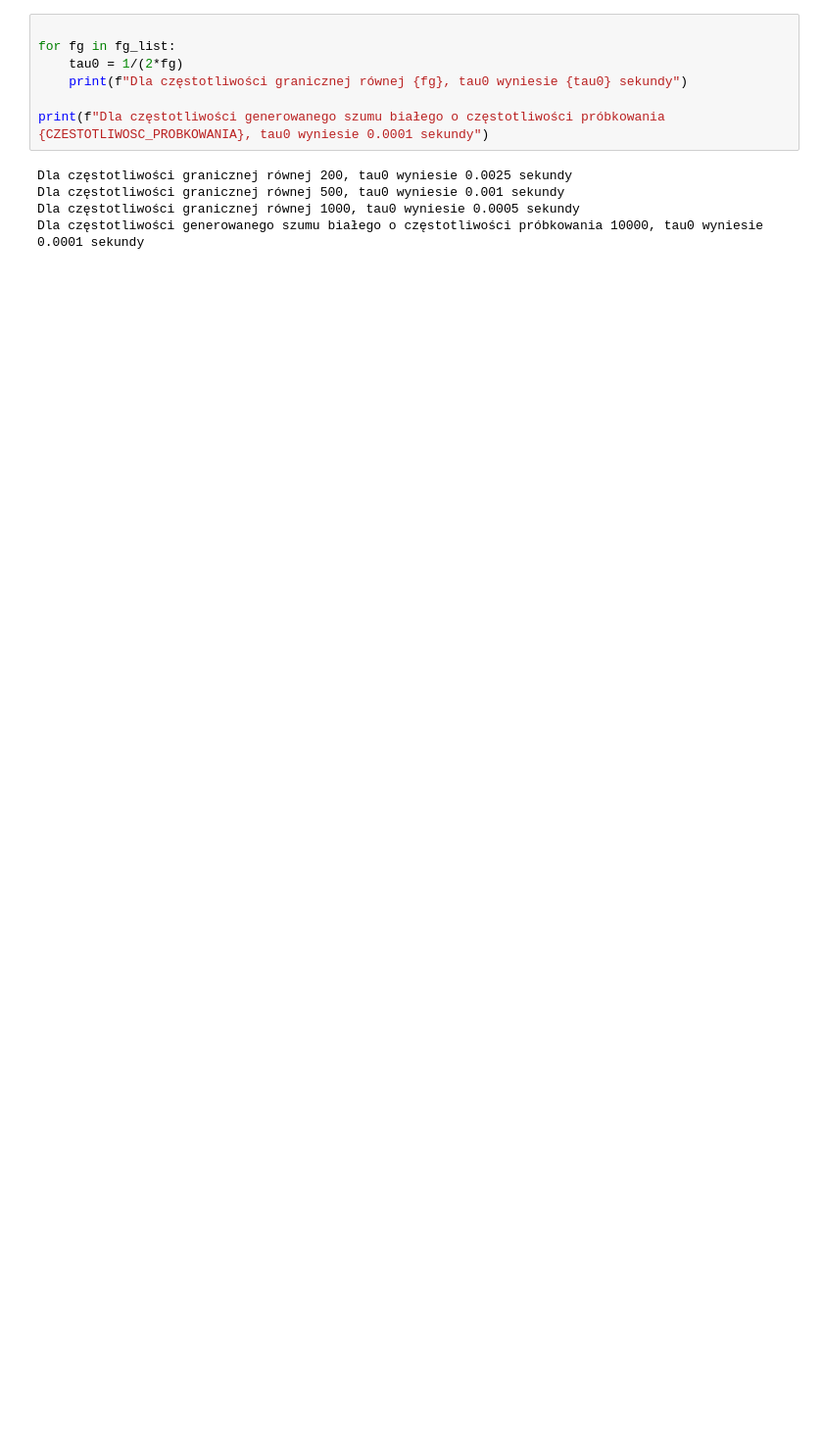
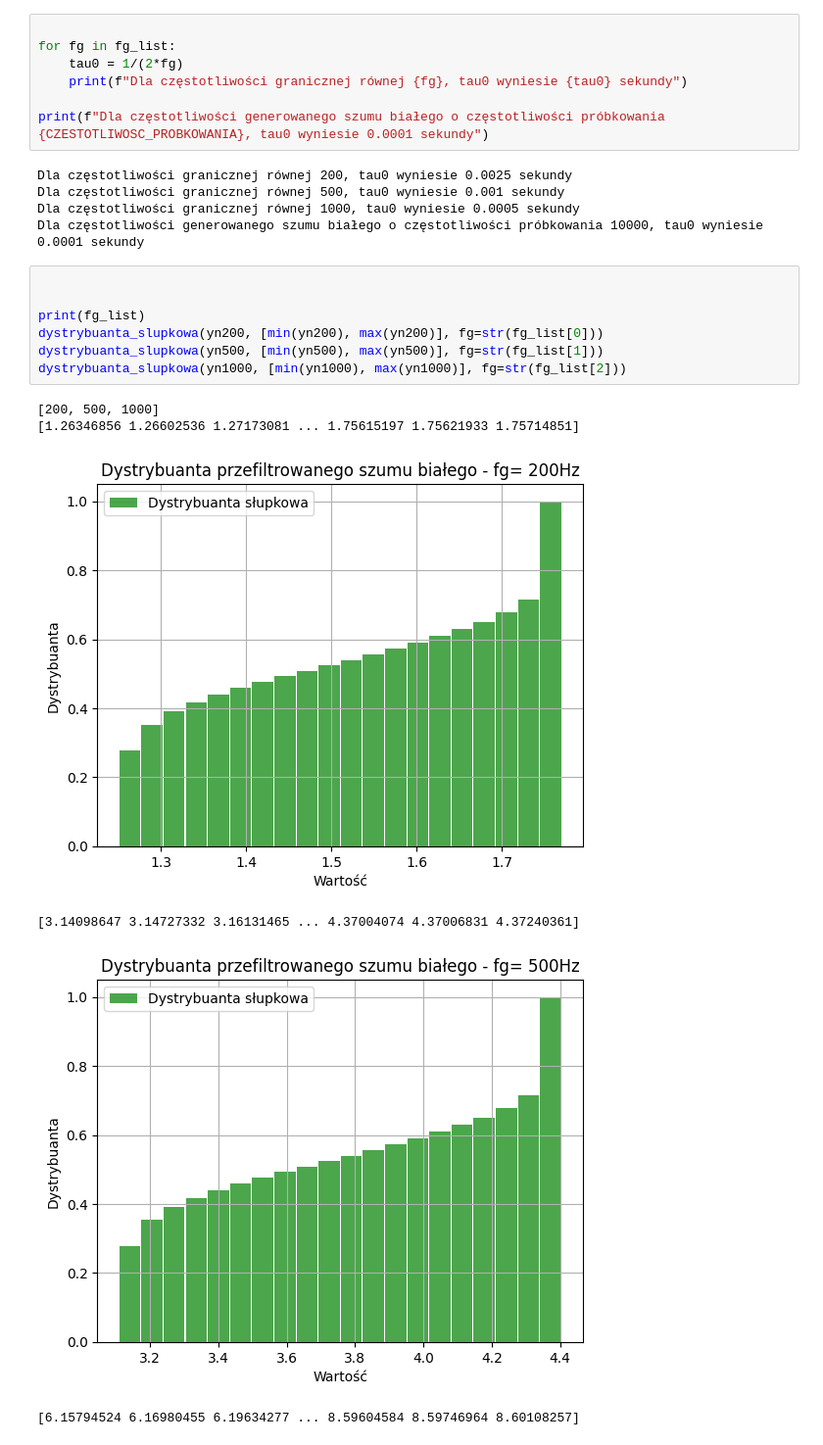
Before and after one commit to mbrunka/stochastyka-white-noise, a Jupyter notebook: main.ipynb, the cells around one changed output. Shown: that part at 98% size. Cells and saved outputs as stored; diff of their text form; blank space fills up the shorter version.

```diff
--- a/main.ipynb
+++ b/main.ipynb
@@ -443,3 +365,17 @@ Dla częstotliwości granicznej równej 200, tau0 wyniesie 0.0025 sekundy
 Dla częstotliwości granicznej równej 500, tau0 wyniesie 0.001 sekundy
 Dla częstotliwości granicznej równej 1000, tau0 wyniesie 0.0005 sekundy
 Dla częstotliwości generowanego szumu białego o częstotliwości próbkowania 10000, tau0 wyniesie 0.0001 sekundy
+# %%
+
+
+print(fg_list)
+dystrybuanta_slupkowa(yn200, [min(yn200), max(yn200)], fg=str(fg_list[0]))
+dystrybuanta_slupkowa(yn500, [min(yn500), max(yn500)], fg=str(fg_list[1]))
+dystrybuanta_slupkowa(yn1000, [min(yn1000), max(yn1000)], fg=str(fg_list[2]))
+# %% [output]
+[200, 500, 1000]
+[1.26346856 1.26602536 1.27173081 ... 1.75615197 1.75621933 1.75714851]
+[figure, added]
+[3.14098647 3.14727332 3.16131465 ... 4.37004074 4.37006831 4.37240361]
+[figure, added]
+[6.15794524 6.16980455 6.19634277 ... 8.59604584 8.59746964 8.60108257]
```
Also changed, not shown: parts of 8 cells of this notebook.
